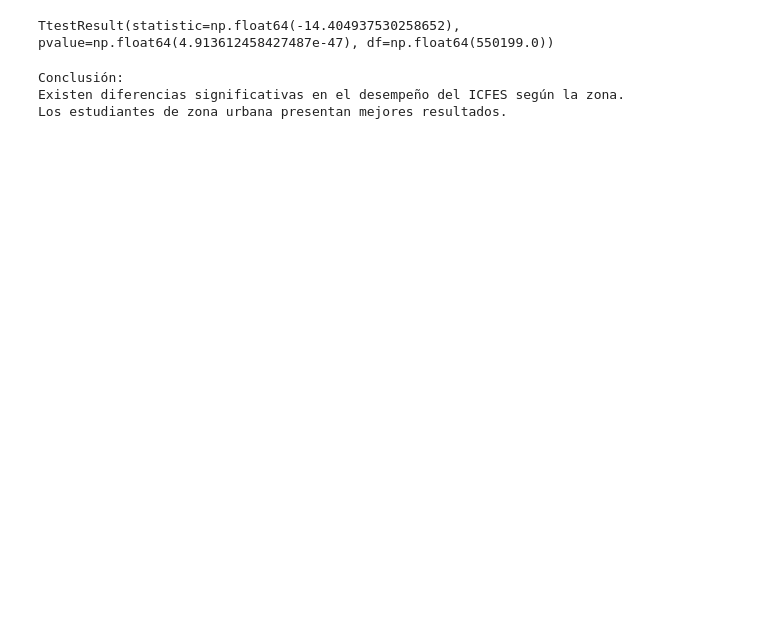
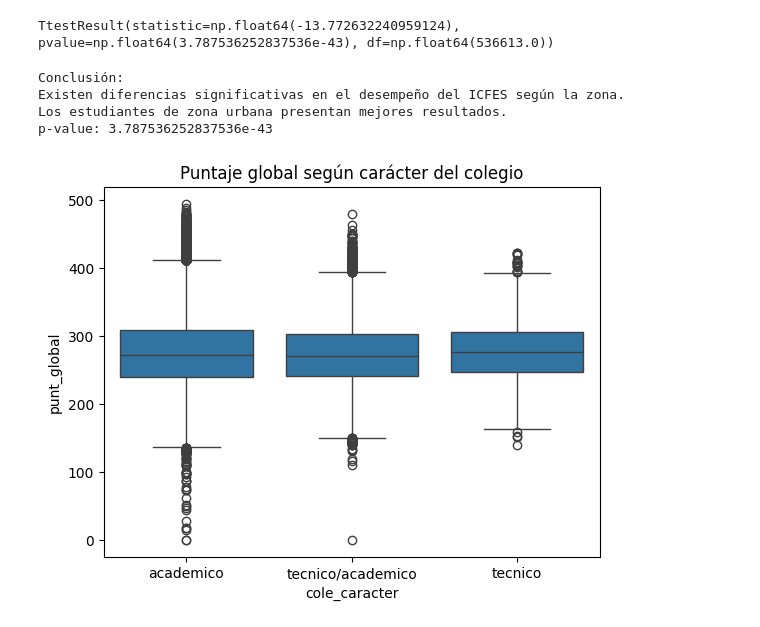
Before and after one commit to jhernandezj09/Proyecto-1, a Jupyter notebook: notebooks/AnalisisDatos.ipynb, the cells around one changed output. Cells and saved outputs as stored; diff of their text form; code cells hidden in the pictures; blank space fills up the shorter version.

```diff
--- a/notebooks/AnalisisDatos.ipynb
+++ b/notebooks/AnalisisDatos.ipynb
@@ -63,18 +63,32 @@ plt.show()
 # %%
-urbano = df[df["cole_area_ubicacion"]=="URBANO"]["punt_global"]
+urbano = df[df["cole_area_ubicacion"]=="urbano"]["punt_global"]
 
-rural = df[df["cole_area_ubicacion"]=="RURAL"]["punt_global"]
+rural = df[df["cole_area_ubicacion"]=="rural"]["punt_global"]
 
 resultado = stats.ttest_ind(urbano, rural)
 
 resultado
 # %% [output]
-TtestResult(statistic=np.float64(-14.404937530258652), pvalue=np.float64(4.913612458427487e-47), df=np.float64(550199.0))
+TtestResult(statistic=np.float64(-13.772632240959124), pvalue=np.float64(3.787536252837536e-43), df=np.float64(536613.0))
 # %%
 print("Conclusión:")
 print("Existen diferencias significativas en el desempeño del ICFES según la zona.")
 print("Los estudiantes de zona urbana presentan mejores resultados.")
+print("p-value:", resultado.pvalue)
 # %% [output]
 Conclusión:
 Existen diferencias significativas en el desempeño del ICFES según la zona.
 Los estudiantes de zona urbana presentan mejores resultados.
+p-value: 3.787536252837536e-43
+# %%
+df2 = df[df["cole_caracter"].isin(["academico", "tecnico", "tecnico/academico"])]
+# %%
+sns.boxplot(
+    data=df2,
+    x="cole_caracter",
+    y="punt_global"
+)
+plt.title("Puntaje global según carácter del colegio")
+plt.show()
+# %% [output]
+[figure, added]
```
Also changed, not shown: parts of 6 cells of this notebook.
